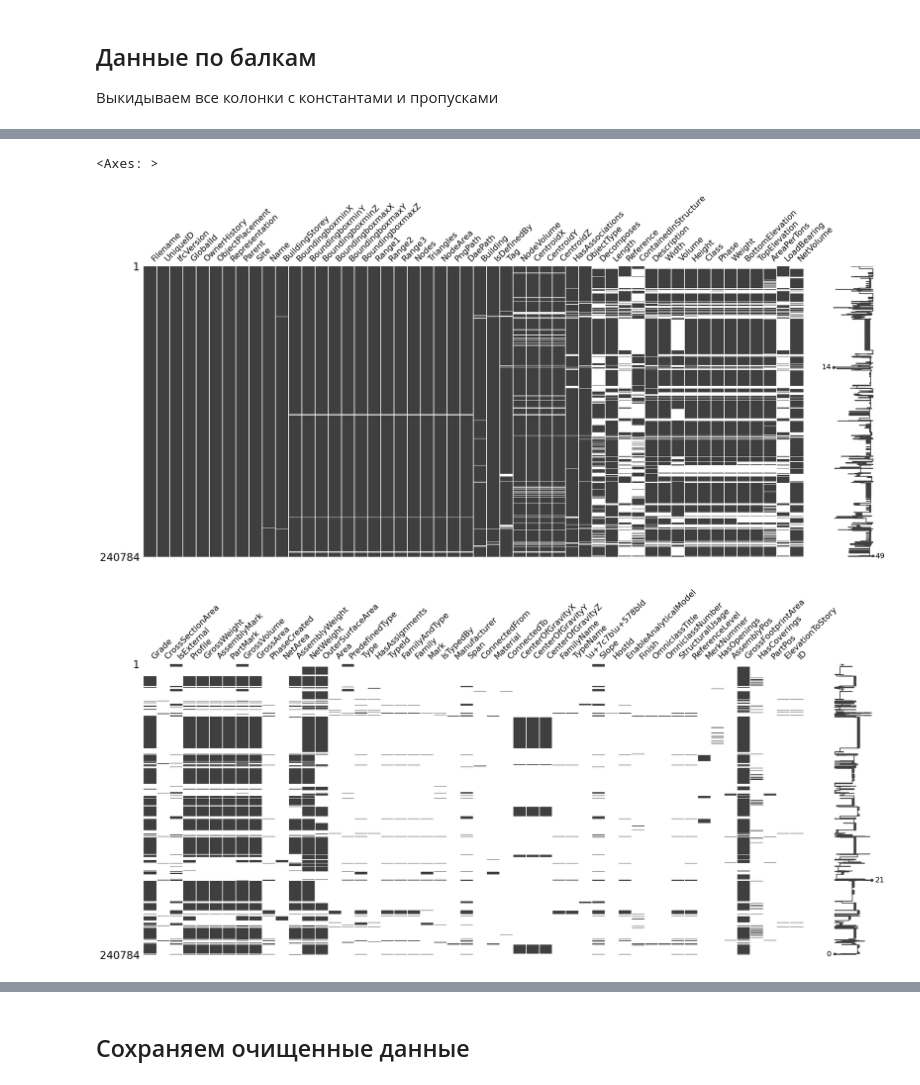
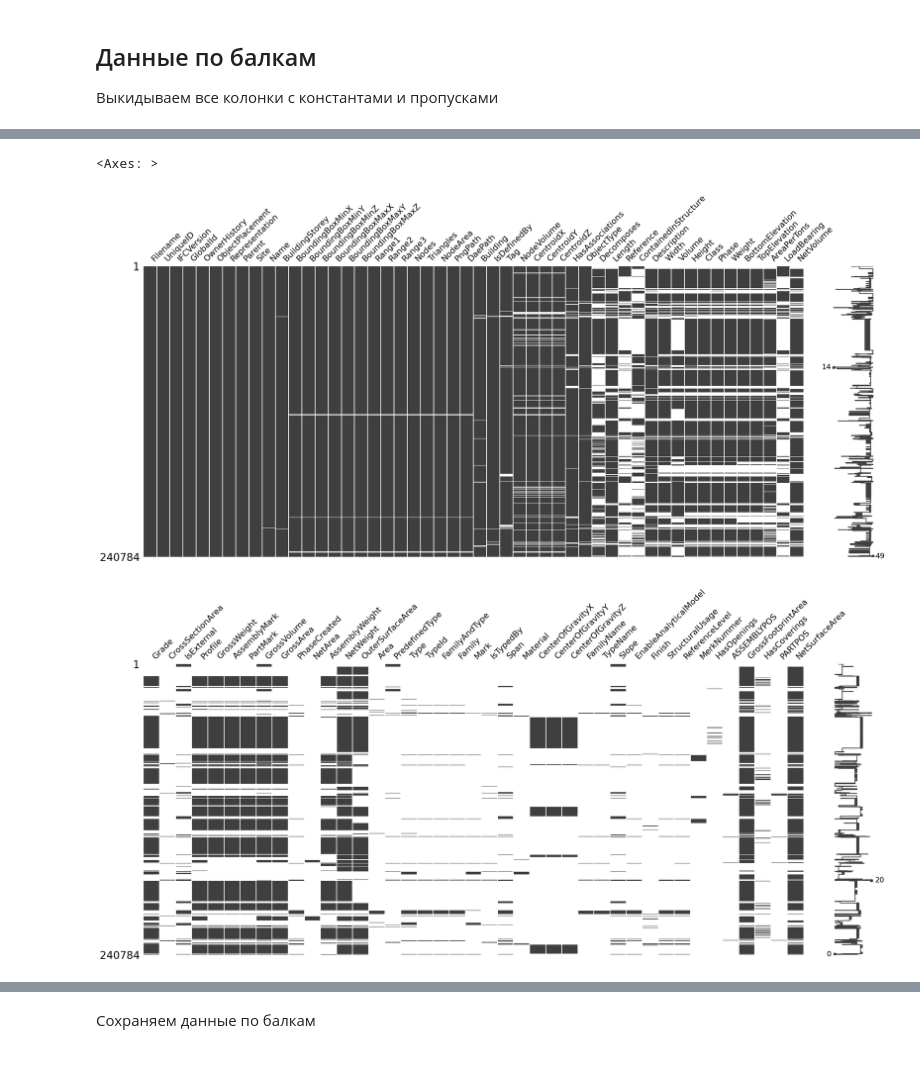
Before and after one commit to greendwin/bim_stats, a Jupyter notebook: notebooks/data_cleanup.ipynb, the cells around one changed output, grey strips where cells are left out. Saved outputs shown, nothing was run; the diff lists cells and outputs as text; code cells hidden in the pictures.

```diff
--- a/notebooks/data_cleanup.ipynb
+++ b/notebooks/data_cleanup.ipynb
@@ -129,0 +181,4 @@ process_columns(df_beams, normalize_col_name)
+# %%
+df_beams = df_full[lambda x: x['IfcEntity'] == 'IfcBeam'].copy()
+drop_almost_missing_columns(df_beams)
+drop_constant_columns(df_beams)
@@ -130,9 +223,8 @@ process_columns(df_beams, normalize_col_name)
 # %%
 import missingno as msn
 msn.matrix(df_beams.iloc[:, :50])
-msn.matrix(df_beams.iloc[:, 50:100])
-msn.matrix(df_beams.iloc[:, 100:])
+msn.matrix(df_beams.iloc[:, 50:])
 # %% [output]
 <Axes: >
 [figure]
-[figure, old version]
+[figure, new version]
@@ -140,4 +231,4 @@ msn.matrix(df_beams.iloc[:, 100:])
-# %% [markdown]
-## Сохраняем очищенные данные
+# %% [markdown]
+Сохраняем данные по балкам
 # %%
 df_beams.to_csv("data/IFC_2000_300_Columns_Beams.csv")
```
Also changed, not shown: parts of 18 cells of this notebook.
